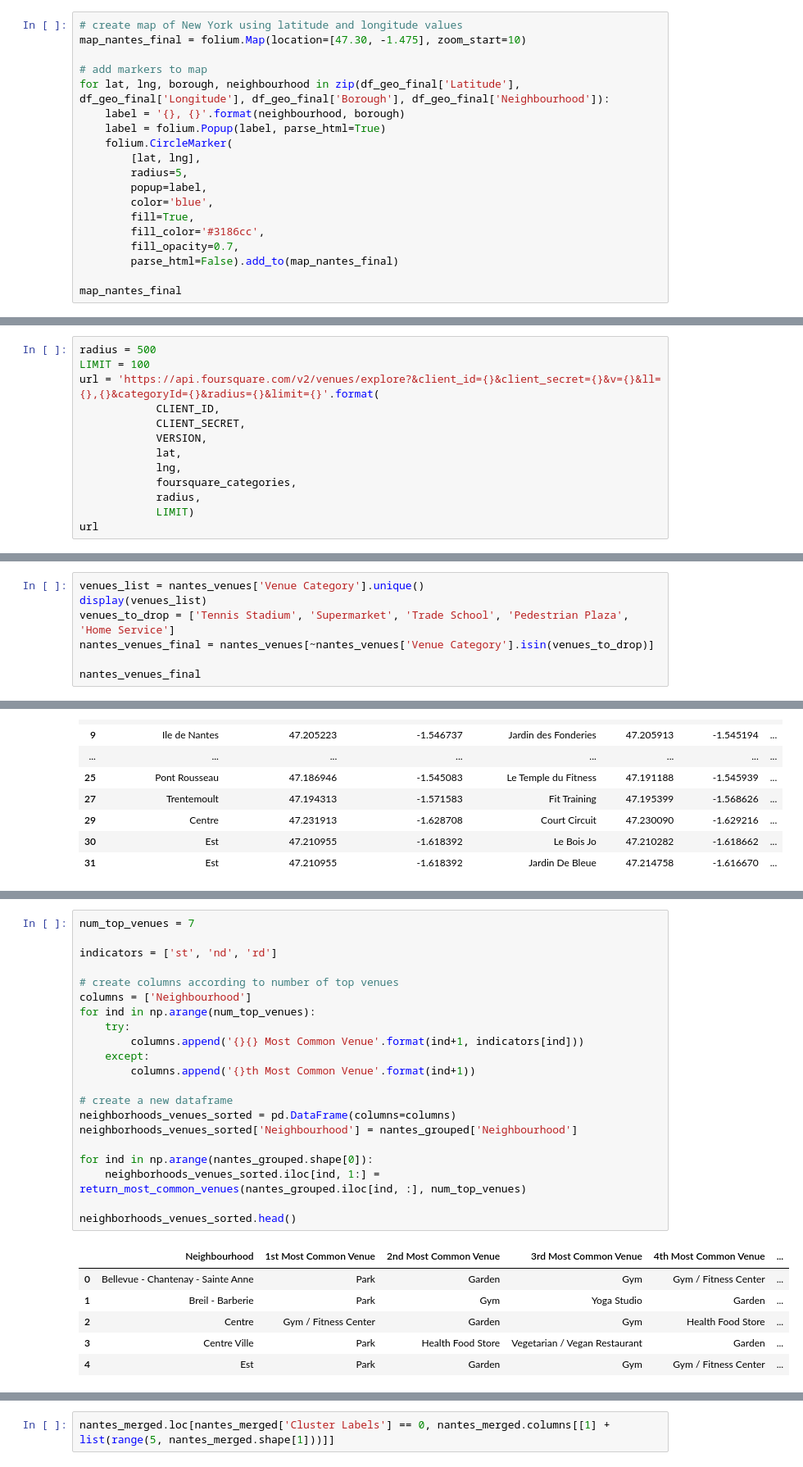
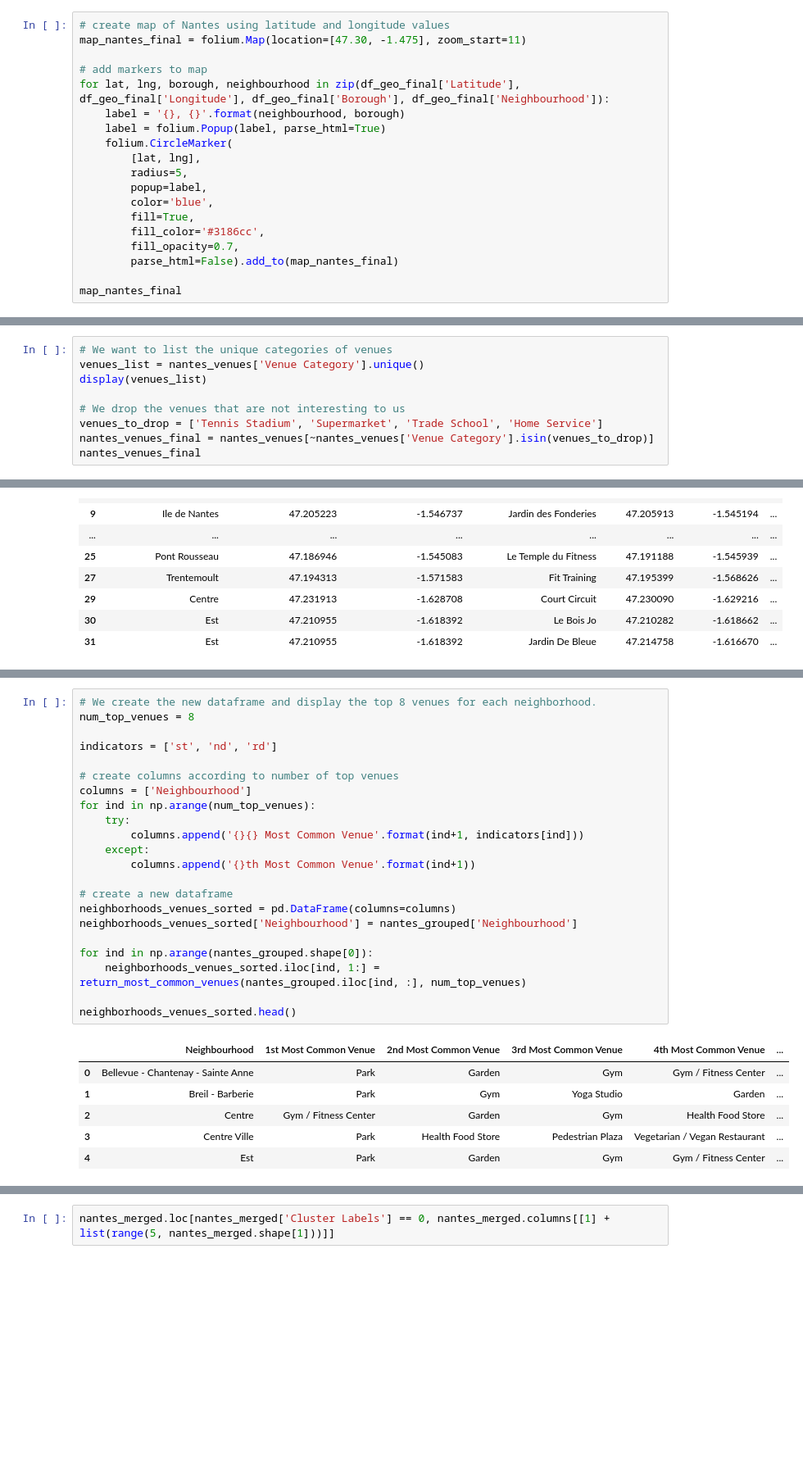
Before and after one commit to Preciousring/Coursera_Capstone, a Jupyter notebook: Capstone_Project _The Battle_of_Neighborhoods(Week 2).ipynb, the cells around one changed output, grey strips where cells are left out. Shown: that part at 82% size. Drawn from its saved outputs; the diff is of its cells as text; blank space fills up the shorter version.

```diff
--- a/Capstone_Project _The Battle_of_Neighborhoods(Week 2).ipynb
+++ b/Capstone_Project _The Battle_of_Neighborhoods(Week 2).ipynb
@@ -189,8 +222,8 @@ df_geo_final.head()
 | 4 | Nantes | Nantes Sud | 47.191625 | -1.530468 |
 | 5 | Nantes | Breil - Barberie | 47.236107 | -1.577037 |
 # %%
-# create map of New York using latitude and longitude values
-map_nantes_final = folium.Map(location=[47.30, -1.475], zoom_start=10)
+# create map of Nantes using latitude and longitude values
+map_nantes_final = folium.Map(location=[47.30, -1.475], zoom_start=11)
 
 # add markers to map
 for lat, lng, borough, neighbourhood in zip(df_geo_final['Latitude'], df_geo_final['Longitude'], df_geo_final['Borough'], df_geo_final['Neighbourhood']):
@@ -230,16 +263,3 @@ print(foursquare_categories)
 4bf58dd8d48988d1d3941735,4bf58dd8d48988d163941735,4bf58dd8d48988d175941735,52f2ab2ebcbc57f1066b8b45,52e81612bcbc57f1066b7a22,4bf58dd8d48988d15a941735
 # %% [markdown]
 ### Explore Neighborhoods in Nantes
-# %%
-radius = 500
-LIMIT = 100
-url = 'https://api.foursquare.com/v2/venues/explore?&client_id={}&client_secret={}&v={}&ll={},{}&categoryId={}&radius={}&limit={}'.format(
-            CLIENT_ID,
-            CLIENT_SECRET,
-            VERSION,
-            lat,
-            lng,
-            foursquare_categories,
-            radius,
-            LIMIT)
-url
@@ -318,11 +339,13 @@ nantes_venues.head()
 | 3 | Nantes Sud | 47.191625 | -1.530468 | Parc de la Crapaudine | 47.189168 | -1.533320 | ... |
 | 4 | Nantes Sud | 47.191625 | -1.530468 | Bords de Sèvre nantaise | 47.189084 | -1.534639 | ... |
 # %%
+# We want to list the unique categories of venues
 venues_list = nantes_venues['Venue Category'].unique()
 display(venues_list)
-venues_to_drop = ['Tennis Stadium', 'Supermarket', 'Trade School', 'Pedestrian Plaza', 'Home Service']
+
+# We drop the venues that are not interesting to us
+venues_to_drop = ['Tennis Stadium', 'Supermarket', 'Trade School', 'Home Service']
 nantes_venues_final = nantes_venues[~nantes_venues['Venue Category'].isin(venues_to_drop)]
-
 nantes_venues_final
 # %% [output]
 array(['Garden', 'Park', 'Gym', 'Yoga Studio', 'Tennis Stadium',
@@ -434,31 +461,32 @@ def return_most_common_venues(row, num_top_venues):
 
     return row_categories_sorted.index.values[0:num_top_venues]
 # %%
-num_top_venues = 7
+# We create the new dataframe and display the top 8 venues for each neighborhood.
+num_top_venues = 8
 
 indicators = ['st', 'nd', 'rd']
 
 # create columns according to number of top venues
 columns = ['Neighbourhood']
 for ind in np.arange(num_top_venues):
     try:
         columns.append('{}{} Most Common Venue'.format(ind+1, indicators[ind]))
     except:
         columns.append('{}th Most Common Venue'.format(ind+1))
 
 # create a new dataframe
 neighborhoods_venues_sorted = pd.DataFrame(columns=columns)
 neighborhoods_venues_sorted['Neighbourhood'] = nantes_grouped['Neighbourhood']
 
 for ind in np.arange(nantes_grouped.shape[0]):
     neighborhoods_venues_sorted.iloc[ind, 1:] = return_most_common_venues(nantes_grouped.iloc[ind, :], num_top_venues)
 
 neighborhoods_venues_sorted.head()
 # %% [output]
 |  | Neighbourhood | 1st Most Common Venue | 2nd Most Common Venue | 3rd Most Common Venue | 4th Most Common Venue | ... |
 | 0 | Bellevue - Chantenay - Sainte Anne | Park | Garden | Gym | Gym / Fitness Center | ... |
 | 1 | Breil - Barberie | Park | Gym | Yoga Studio | Garden | ... |
 | 2 | Centre | Gym / Fitness Center | Garden | Gym | Health Food Store | ... |
-| 3 | Centre Ville | Park | Health Food Store | Vegetarian / Vegan Restaurant | Garden | ... |
+| 3 | Centre Ville | Park | Health Food Store | Pedestrian Plaza | Vegetarian / Vegan Restaurant | ... |
 | 4 | Est | Park | Garden | Gym | Gym / Fitness Center | ... |
 # %%
```
Also changed, not shown: parts of 23 cells of this notebook, 3 other files.
